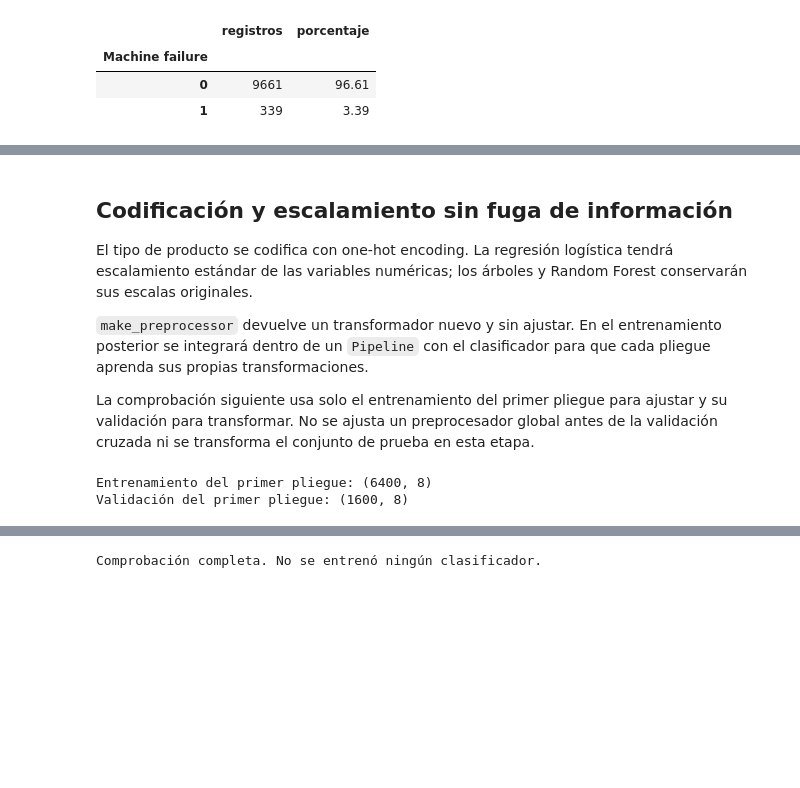
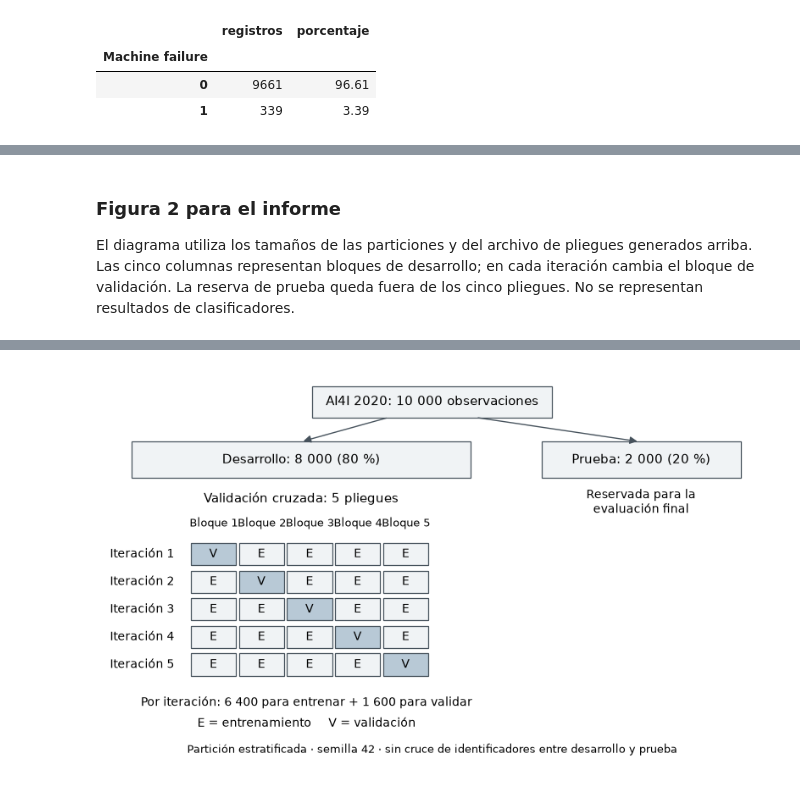
Before and after one commit to contac-isbe/deteccion-fallas-maquinaria, a Jupyter notebook: notebooks/01_analisis_preparacion.ipynb, the cells around one changed output, grey strips where cells are left out. Drawn from its saved outputs; the diff is of its cells as text; code cells hidden in the pictures; blank space fills up the shorter version.

```diff
--- a/notebooks/01_analisis_preparacion.ipynb
+++ b/notebooks/01_analisis_preparacion.ipynb
@@ -239,36 +225,54 @@ plt.show()
 # %% [markdown]
-## Codificación y escalamiento sin fuga de información
+### Figura 2 para el informe
 
-El tipo de producto se codifica con one-hot encoding. La regresión logística tendrá escalamiento estándar de las variables numéricas; los árboles y Random Forest conservarán sus escalas originales.
-
-`make_preprocessor` devuelve un transformador nuevo y sin ajustar. En el entrenamiento posterior se integrará dentro de un `Pipeline` con el clasificador para que cada pliegue aprenda sus propias transformaciones.
-
-La comprobación siguiente usa solo el entrenamiento del primer pliegue para ajustar y su validación para transformar. No se ajusta un preprocesador global antes de la validación cruzada ni se transforma el conjunto de prueba en esta etapa.
+El diagrama utiliza los tamaños de las particiones y del archivo de pliegues generados arriba. Las cinco columnas representan bloques de desarrollo; en cada iteración cambia el bloque de validación. La reserva de prueba queda fuera de los cinco pliegues. No se representan resultados de clasificadores.
 # %%
-is_validation = folds['validation_fold'].eq(1)
-X_train_fold = development.loc[~is_validation, FEATURES]
-X_validation_fold = development.loc[is_validation, FEATURES]
+from matplotlib.patches import Rectangle, FancyArrowPatch
 
-scaled = make_preprocessor(scale_numeric=True)
-X_train_scaled = scaled.fit_transform(X_train_fold)
-X_validation_scaled = scaled.transform(X_validation_fold)
-unscaled = make_preprocessor(scale_numeric=False)
-X_train_unscaled = unscaled.fit_transform(X_train_fold)
-X_validation_unscaled = unscaled.transform(X_validation_fold)
+fig, ax = plt.subplots(figsize=(8.0, 4.8))
+ax.set_xlim(0, 12)
+ax.set_ylim(0, 8.0)
+ax.axis('off')
 
-assert np.isfinite(X_train_scaled).all() and np.isfinite(X_validation_scaled).all()
-assert X_train_scaled.shape[1] == 8
-assert X_train_unscaled.shape == X_train_scaled.shape
-np.testing.assert_allclose(scaled.named_transformers_['numeric'].mean_,
-                           X_train_fold[NUMERIC_FEATURES].mean().to_numpy())
-np.testing.assert_allclose(X_train_scaled[:, :5].mean(axis=0), 0, atol=1e-10)
-np.testing.assert_allclose(X_train_unscaled[:, :5], X_train_fold[NUMERIC_FEATURES].to_numpy())
-assert not hasattr(make_preprocessor(True), 'transformers_')
+def box(x, y, width, height, text, fill='#F0F3F5', fontsize=11):
+    ax.add_patch(Rectangle((x, y), width, height, facecolor=fill,
+                           edgecolor='#46525C', linewidth=0.9))
+    ax.text(x + width / 2, y + height / 2, text, ha='center', va='center',
+            fontsize=fontsize, color='black')
 
-print('Entrenamiento del primer pliegue:', X_train_scaled.shape)
-print('Validación del primer pliegue:', X_validation_scaled.shape)
-display(pd.DataFrame(X_train_scaled[:5], columns=scaled.get_feature_names_out()))
-print('Comprobación completa. No se entrenó ningún clasificador.')
+def arrow(start, end):
+    ax.add_patch(FancyArrowPatch(start, end, arrowstyle='-|>', mutation_scale=13,
+                                linewidth=1, color='#46525C'))
+
+def fmt(value):
+    return f'{value:,}'.replace(',', ' ')
+
+box(3.8, 7.1, 4.4, 0.65, f'AI4I 2020: {fmt(len(df))} observaciones')
+box(0.5, 5.85, 6.2, 0.75, f'Desarrollo: {fmt(len(development))} ({100 * len(development) / len(df):.0f} %)')
+box(8.0, 5.85, 3.65, 0.75, f'Prueba: {fmt(len(test))} ({100 * len(test) / len(df):.0f} %)')
+arrow((5.2, 7.1), (3.6, 6.6))
+arrow((6.8, 7.1), (9.8, 6.6))
+ax.text(9.825, 5.35, 'Reservada para la\nevaluación final', ha='center', va='center', fontsize=10, color='black')
+ax.text(3.6, 5.35, f'Validación cruzada: {N_FOLDS} pliegues', ha='center', fontsize=11, color='black')
+
+fold_counts = folds['validation_fold'].value_counts().sort_index()
+assert fold_counts.nunique() == 1
+fold_size = int(fold_counts.iloc[0])
+for col in range(N_FOLDS):
+    ax.text(2.0 + col * 0.88, 4.85, f'Bloque {col + 1}', ha='center', fontsize=9, color='black')
+for row in range(N_FOLDS):
+    y = 4.05 - row * 0.57
+    ax.text(0.1, y + 0.23, f'Iteración {row + 1}', va='center', fontsize=10, color='black')
+    for col in range(N_FOLDS):
+        is_validation = row == col
+        box(1.58 + col * 0.88, y, 0.83, 0.46, 'V' if is_validation else 'E',
+            '#B8C9D6' if is_validation else '#F0F3F5', fontsize=10)
+ax.text(3.7, 1.15, f'Por iteración: {fmt(len(development) - fold_size)} para entrenar + {fmt(fold_size)} para validar',
+        ha='center', fontsize=10, color='black')
+ax.text(3.7, 0.72, 'E = entrenamiento     V = validación', ha='center', fontsize=10, color='black')
+ax.text(6.0, 0.18, 'Partición estratificada · semilla 42 · sin cruce de identificadores entre desarrollo y prueba',
+        ha='center', fontsize=9, color='black')
+fig.tight_layout(pad=0.8)
+fig.savefig(OUTPUTS / 'figura_02_particion_validacion.png', dpi=220, bbox_inches='tight', facecolor='white')
+plt.show()
 # %% [output]
-Entrenamiento del primer pliegue: (6400, 8)
-Validación del primer pliegue: (1600, 8)
@@ -281 +279 @@ Validación del primer pliegue: (1600, 8)
-Comprobación completa. No se entrenó ningún clasificador.
+[figure, added]
```
Also changed, not shown: parts of 19 cells of this notebook.
